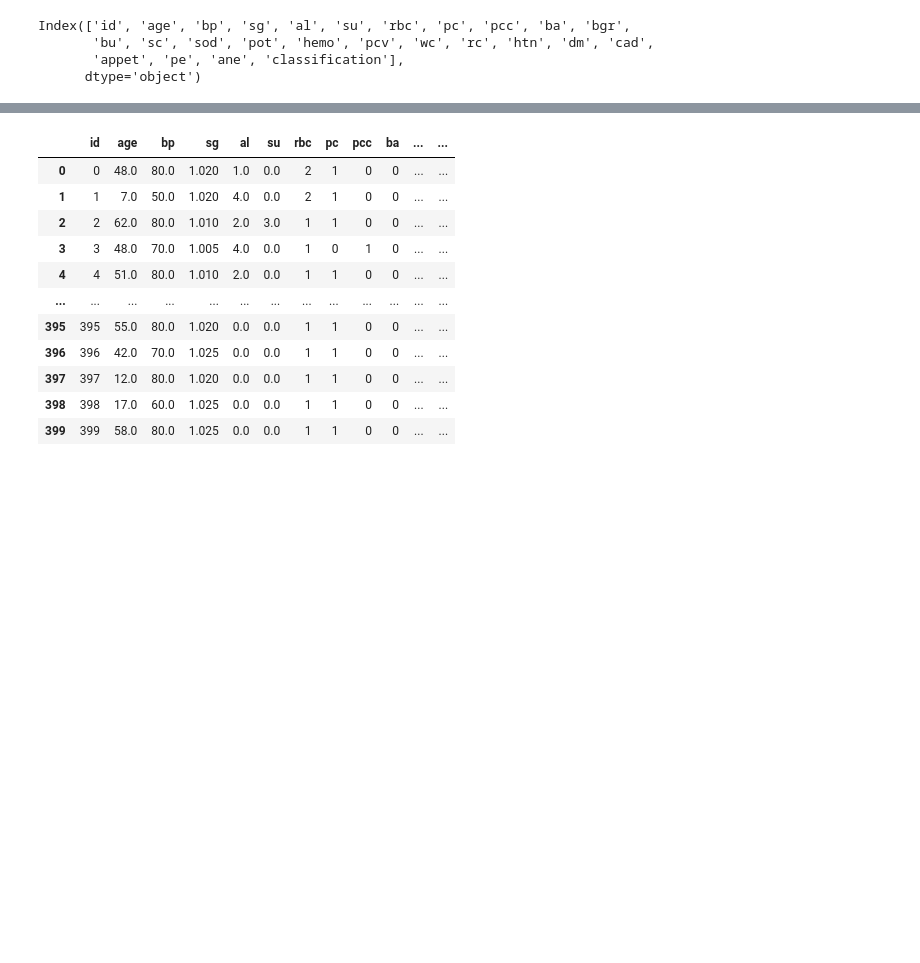
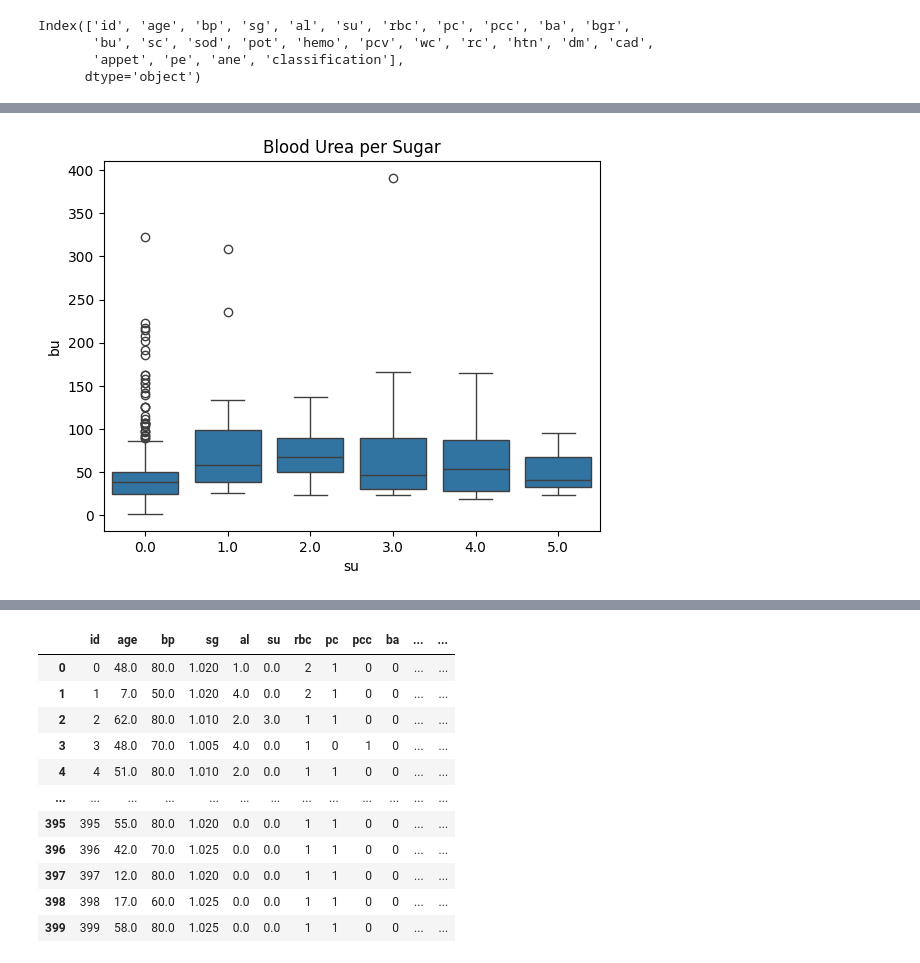
Before and after one commit to shruti629/Deep-Health-Analysis-and-Disease-Prediction, a Jupyter notebook: Kidney_Disease.ipynb, the cells around one changed output, grey strips where cells are left out. Saved outputs shown, nothing was run; the diff lists cells and outputs as text; code cells hidden in the pictures; blank space fills up the shorter version.

```diff
--- a/Kidney_Disease.ipynb
+++ b/Kidney_Disease.ipynb
@@ -199,12 +202,21 @@ le = LabelEncoder()
 # %%
-kd['classification'] = le.fit_transform(kd['classification'])
-kd['ane'] = le.fit_transform(kd['ane'])
-kd['pc'] = le.fit_transform(kd['pc'])
-kd['pe'] = le.fit_transform(kd['pe'])
-kd['appet'] = le.fit_transform(kd['appet'])
-kd['htn'] = le.fit_transform(kd['htn'])
-kd['dm'] = le.fit_transform(kd['dm'])
-kd['cad'] = le.fit_transform(kd['cad'])
-kd['pcc'] = le.fit_transform(kd['pcc'])
-kd['ba'] = le.fit_transform(kd['ba'])
-kd['rbc'] = le.fit_transform(kd['rbc'])
+# Convert categorical variables to numerical
+label_encoder = LabelEncoder()
+kd['classification'] = label_encoder.fit_transform(kd['classification'])
+kd['ane'] = label_encoder.fit_transform(kd['ane'])
+kd['pe'] = label_encoder.fit_transform(kd['pe'])
+kd['appet'] = label_encoder.fit_transform(kd['appet'])
+kd['cad'] = label_encoder.fit_transform(kd['cad'])
+kd['dm'] = label_encoder.fit_transform(kd['dm'])
+kd['htn'] = label_encoder.fit_transform(kd['htn'])
+kd['pc'] = label_encoder.fit_transform(kd['pc'])
+kd['pcc'] = label_encoder.fit_transform(kd['pcc'])
+kd['ba'] = label_encoder.fit_transform(kd['ba'])
+kd['rbc'] = label_encoder.fit_transform(kd['rbc'])
+kd['pcv'] = label_encoder.fit_transform(kd['pcv'])
+# %%
+sns.boxplot(x='su',y='bu',data=kd)
+plt.title('Blood Urea per Sugar')
+plt.show()
+# %% [output]
+[figure, added]
```
Also changed, not shown: parts of 18 cells of this notebook.
